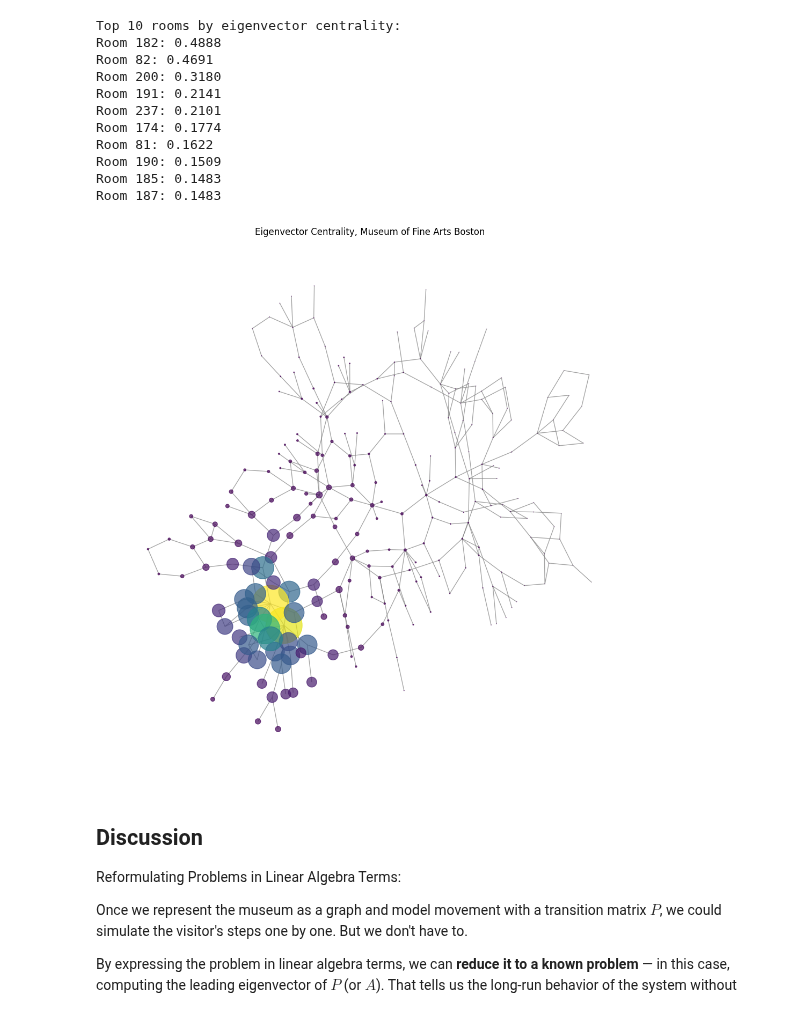
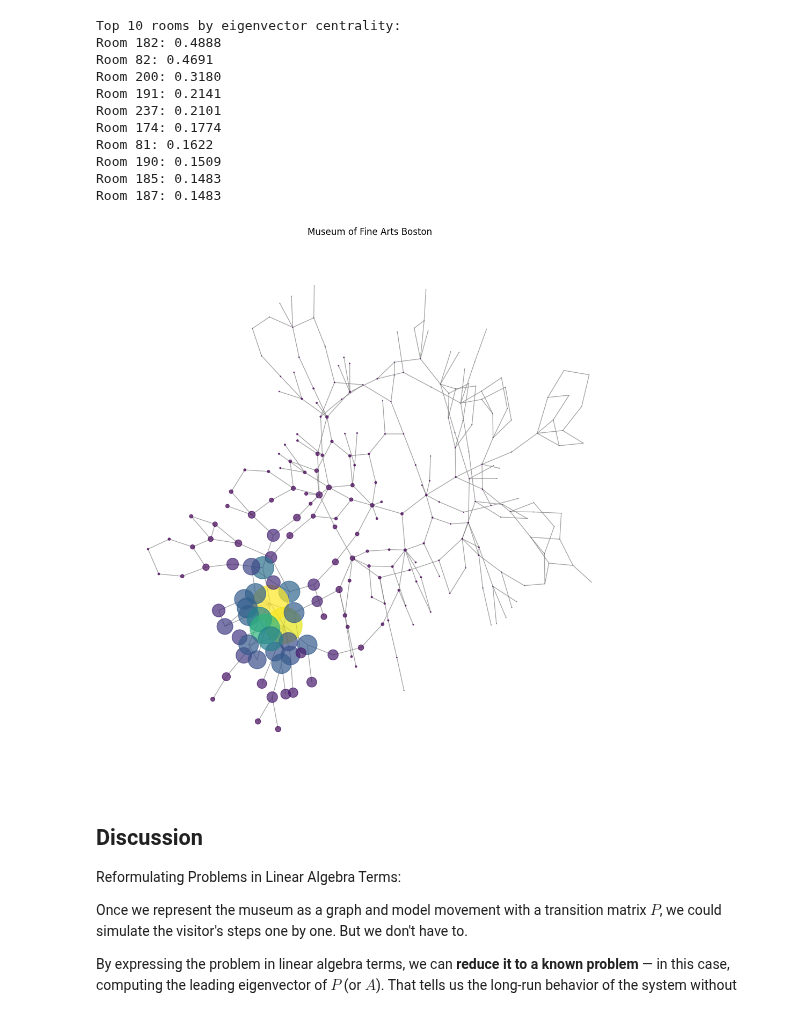
Before and after one commit to AllenDowney/ThinkLinearAlgebra, a Jupyter notebook: soln/centrality.ipynb, the cells around one changed output. Drawn from its saved outputs; the diff is of its cells as text; code cells hidden in the pictures.

```diff
--- a/soln/centrality.ipynb
+++ b/soln/centrality.ipynb
@@ -351,21 +351,21 @@ Room 187: 0.1483
 # %%
 # Use centrality values for node sizes or color
 node_sizes = [5000 * centrality[n] for n in G.nodes]
 node_colors = [centrality[n] for n in G.nodes]
 
 plt.figure(figsize=(10, 10))
 nx.draw(
     G, pos,
     node_size=node_sizes,
     node_color=node_colors,
     cmap=plt.cm.viridis,
     edge_color='gray',
     alpha=0.7
 )
-plt.title(f"Eigenvector Centrality, {museum_name}")
+plt.title(f"{museum_name}")
 None
 # %% [output]
-[figure, old version]
+[figure, new version]
 # %% [markdown]
 ## Discussion
 
```
Also changed, not shown: 1 other file.
